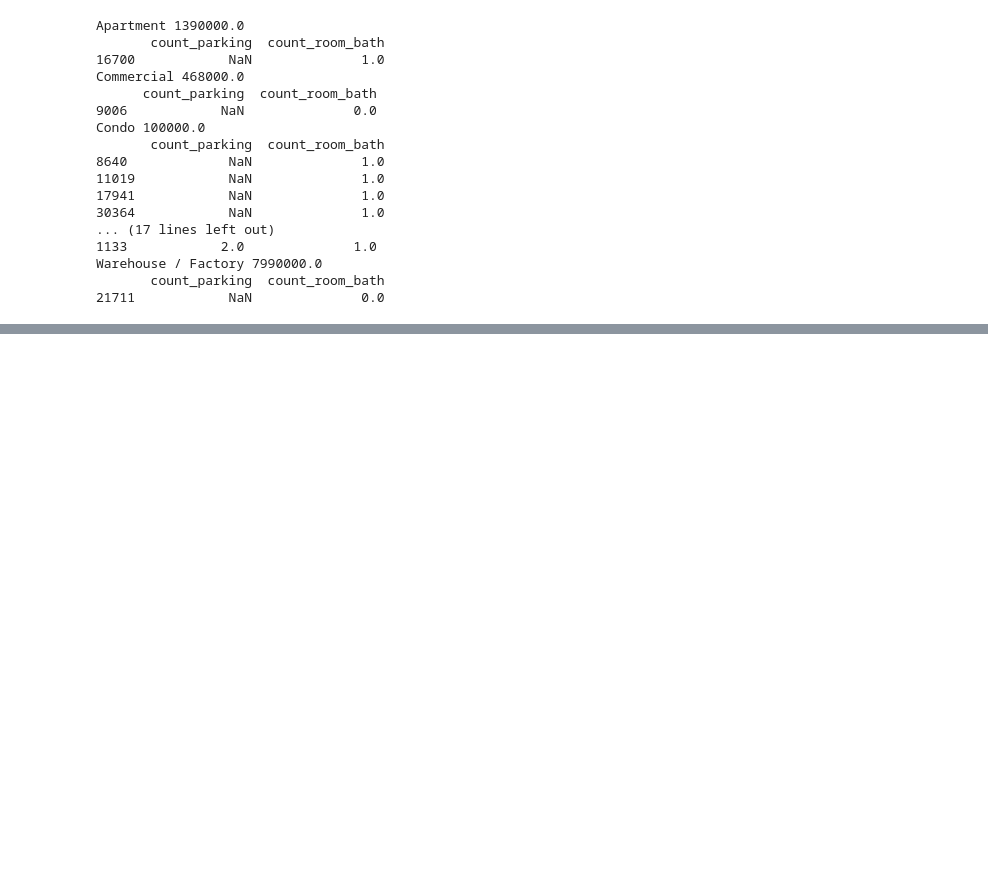
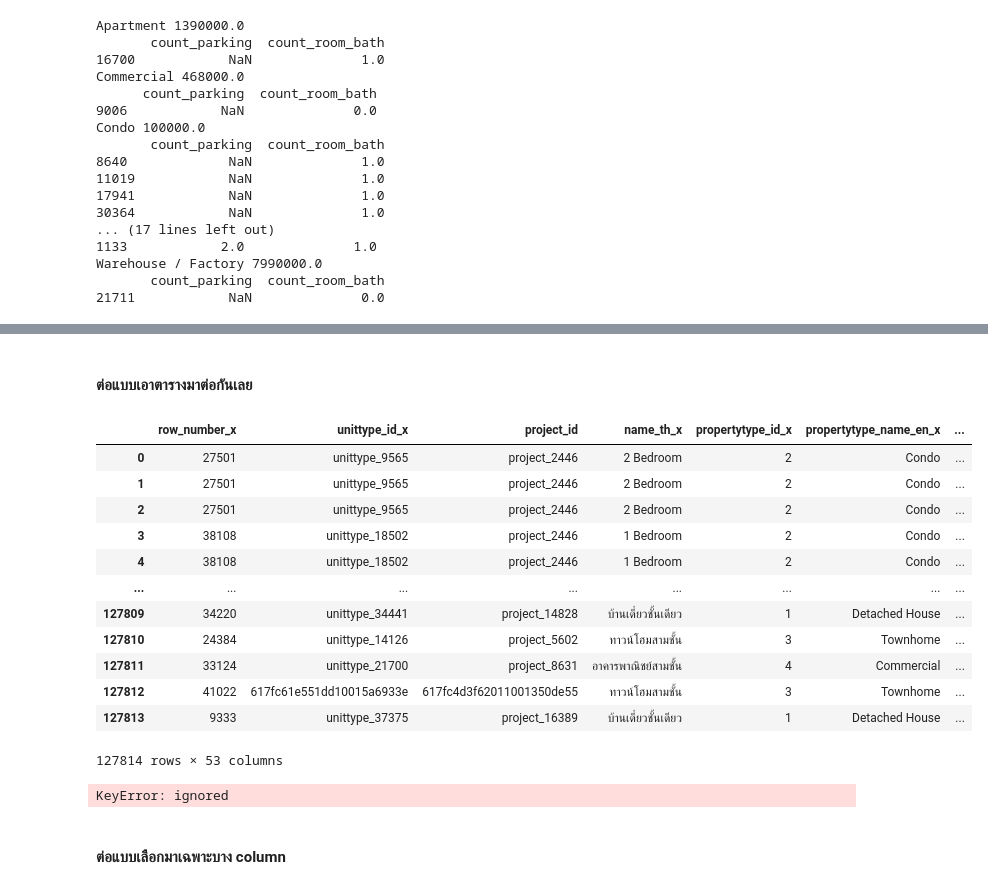
Before and after one commit to chutimaq/BasicProg_DataViz65, a Jupyter notebook: pandas101.ipynb, the cells around one changed output, grey strips where cells are left out. Cells and saved outputs as stored; diff of their text form; code cells hidden in the pictures; blank space fills up the shorter version.

Commit message:
Hw2 + merge

```diff
--- a/pandas101.ipynb
+++ b/pandas101.ipynb
@@ -676,0 +760,3 @@ Warehouse / Factory 7990000.0
+# %%
+project = pd.read_csv('/content/drive/MyDrive/BPDV65/opendata_unittype.csv')
+project.head()
@@ -676,0 +807,25 @@ Warehouse / Factory 7990000.0
+# %% [markdown]
+#### ต่อแบบเอาตารางมาต่อกันเลย
+# %%
+unit.merge(project, left_on='project_id', right_on='project_id')
+# %% [output]
+|  | row_number_x | unittype_id_x | project_id | name_th_x | propertytype_id_x | propertytype_name_en_x | ... |
+| 0 | 27501 | unittype_9565 | project_2446 | 2 Bedroom | 2 | Condo | ... |
+| 1 | 27501 | unittype_9565 | project_2446 | 2 Bedroom | 2 | Condo | ... |
+| 2 | 27501 | unittype_9565 | project_2446 | 2 Bedroom | 2 | Condo | ... |
+| 3 | 38108 | unittype_18502 | project_2446 | 1 Bedroom | 2 | Condo | ... |
+| 4 | 38108 | unittype_18502 | project_2446 | 1 Bedroom | 2 | Condo | ... |
+| ... | ... | ... | ... | ... | ... | ... | ... |
+| 127809 | 34220 | unittype_34441 | project_14828 | บ้านเดี่ยวชั้นเดียว | 1 | Detached House | ... |
+| 127810 | 24384 | unittype_14126 | project_5602 | ทาวน์โฮมสามชั้น | 3 | Townhome | ... |
+| 127811 | 33124 | unittype_21700 | project_8631 | อาคารพาณิชย์สามชั้น | 4 | Commercial | ... |
+| 127812 | 41022 | 617fc61e551dd10015a6933e | 617fc4d3f62011001350de55 | ทาวน์โฮมสามชั้น | 3 | Townhome | ... |
+| 127813 | 9333 | unittype_37375 | project_16389 | บ้านเดี่ยวชั้นเดียว | 1 | Detached House | ... |
+127814 rows × 53 columns
+# %%
+this = unit.merge(project, left_on='project_id', right_on='project_id')
+this[this['province_name_th']=='ขอนแก่น']
+# %% [output]
+KeyError: ignored
+# %% [markdown]
+#### ต่อแบบเลือกมาเฉพาะบาง column
```
Also changed, not shown: parts of 21 cells of this notebook.
